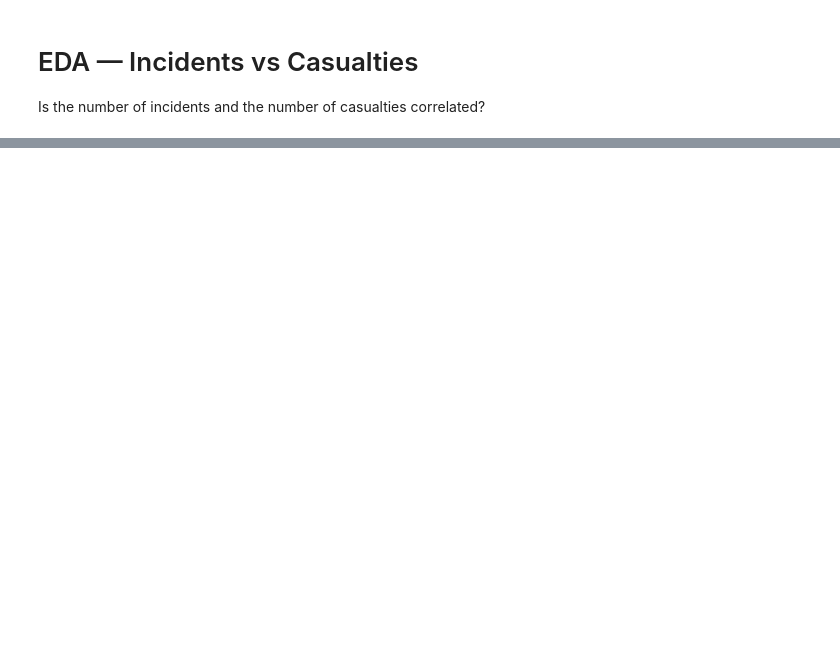
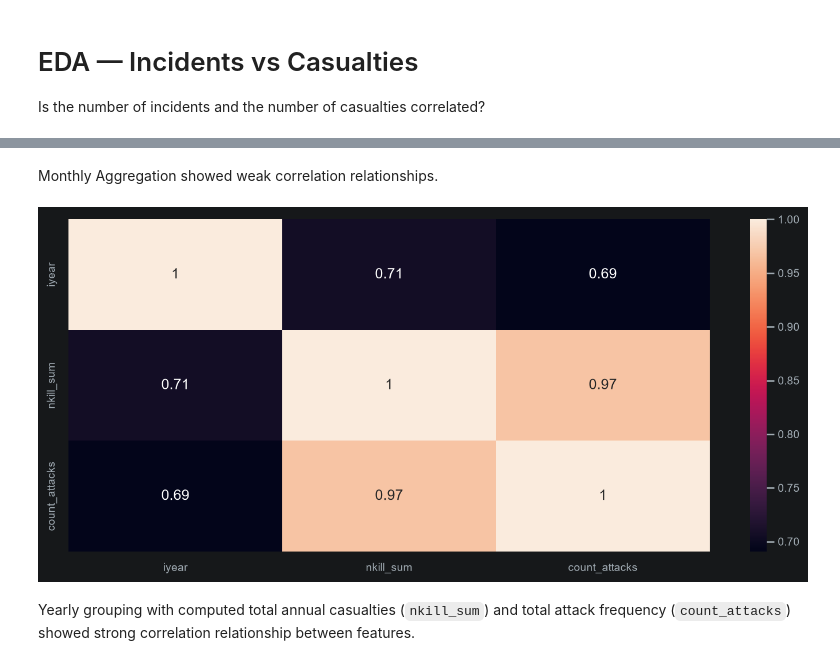
Before and after one commit to Olha-Kes/terrorism_hotspots, a Jupyter notebook: notebooks/eda_terrorism_hotspots.ipynb, the cells around one changed output, grey strips where cells are left out. Saved outputs shown, nothing was run; the diff lists cells and outputs as text; code cells hidden in the pictures; blank space fills up the shorter version.

```diff
--- a/notebooks/eda_terrorism_hotspots.ipynb
+++ b/notebooks/eda_terrorism_hotspots.ipynb
@@ -450,0 +519,18 @@ Is the number of incidents and the number of casualties correlated?
+# %% [markdown]
+Monthly Aggregation showed weak correlation relationships.
+# %%
+df_yearly = (
+    df_clean.groupby("iyear")
+    .agg(
+        nkill_sum=("nkill", "sum"),
+        count_attacks=("iyear", "count")
+        ).reset_index()
+)
+df_yearly = df_yearly.sort_values("iyear")
+
+fig, ax = plt.subplots(figsize=(12, 5))
+ax = sns.heatmap(df_yearly.corr(), annot=True)
+# %% [output]
+[figure, added]
+# %% [markdown]
+Yearly grouping with computed total annual casualties (`nkill_sum`) and total attack frequency (`count_attacks`) showed strong correlation relationship between features.
```
Also changed, not shown: parts of 21 cells of this notebook, 5 other files.
